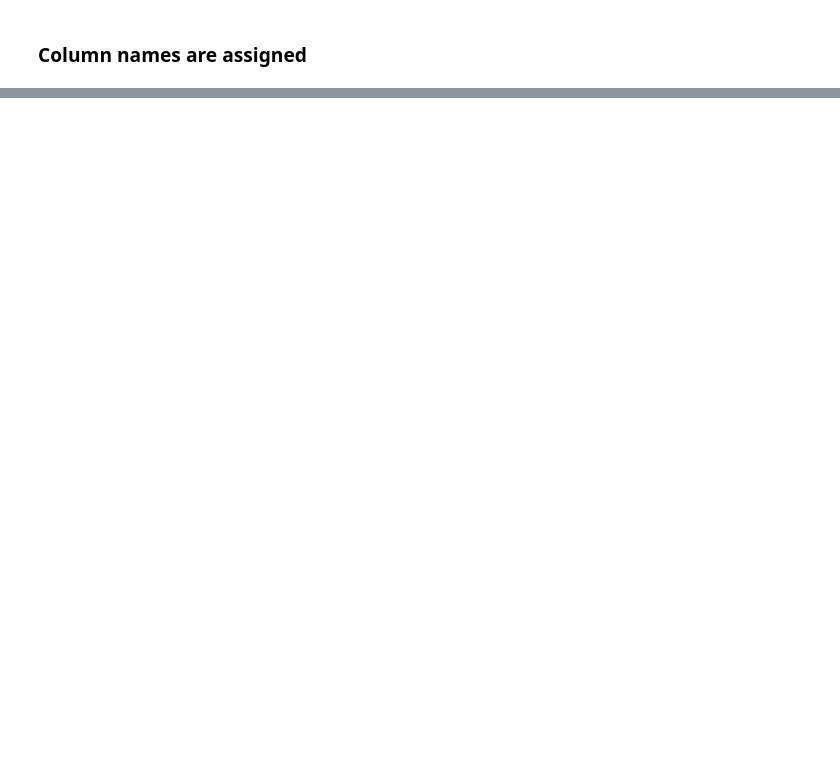
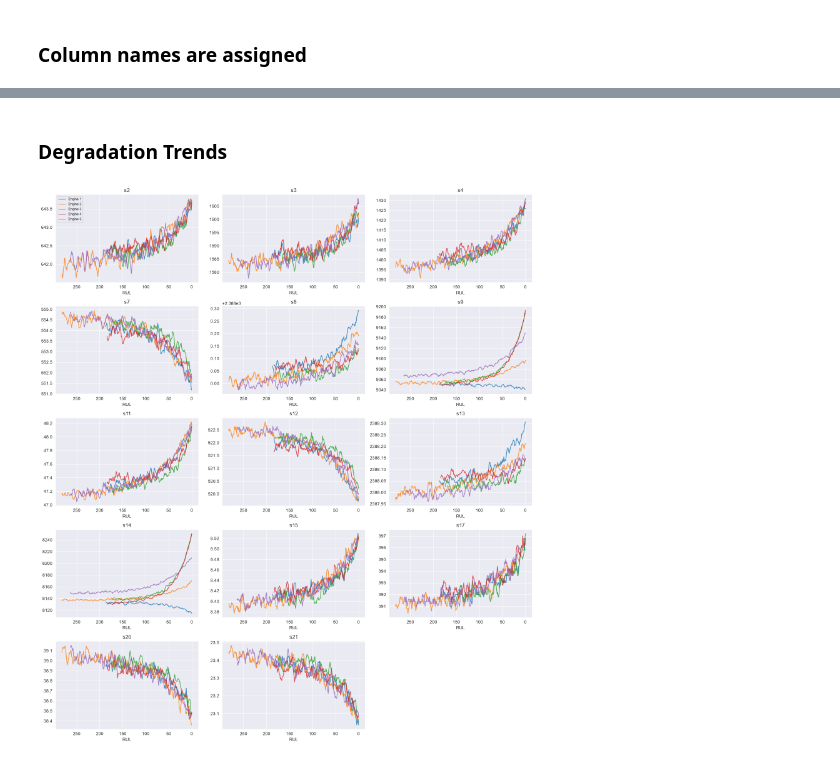
Before and after one commit to elifesin/predictive-maintenance, a Jupyter notebook: notebooks/_eda.ipynb, the cells around one changed output, grey strips where cells are left out. Drawn from its saved outputs; the diff is of its cells as text; code cells hidden in the pictures; blank space fills up the shorter version.

```diff
--- a/notebooks/_eda.ipynb
+++ b/notebooks/_eda.ipynb
@@ -53,2 +99,28 @@ df.shape
+# %% [markdown]
+### Degradation Trends
 # %%
 # The number of columns which was 26 has dropped to 19
+sample_engines = [1, 2, 3, 4, 5]
+fig, axes = plt.subplots(nrows=5, ncols=3, figsize=(16, 18))
+axes = axes.flatten()
+
+for idx, sensor in enumerate(useful_sensors):
+    ax = axes[idx]
+    for eid in sample_engines:
+        sub = df[df["engine_id"] == eid]
+        # Gürültüyü azaltmak için 5'li hareketli ortalama ile çizim
+        ax.plot(sub["RUL"], sub[sensor].rolling(5).mean(), alpha=0.8, label=f"Engine {eid}")
+    ax.invert_xaxis()  # RUL büyükten 0'a doğru aksın
+    ax.set_title(sensor)
+    ax.set_xlabel("RUL")
+    if idx == 0:
+        ax.legend(fontsize=8)
+
+# Boş kalan subplot varsa gizle
+for j in range(len(useful_sensors), len(axes)):
+    fig.delaxes(axes[j])
+
+plt.tight_layout()
+plt.show()
+# %% [output]
+[figure, added]
```
Also changed, not shown: parts of 12 cells of this notebook.
